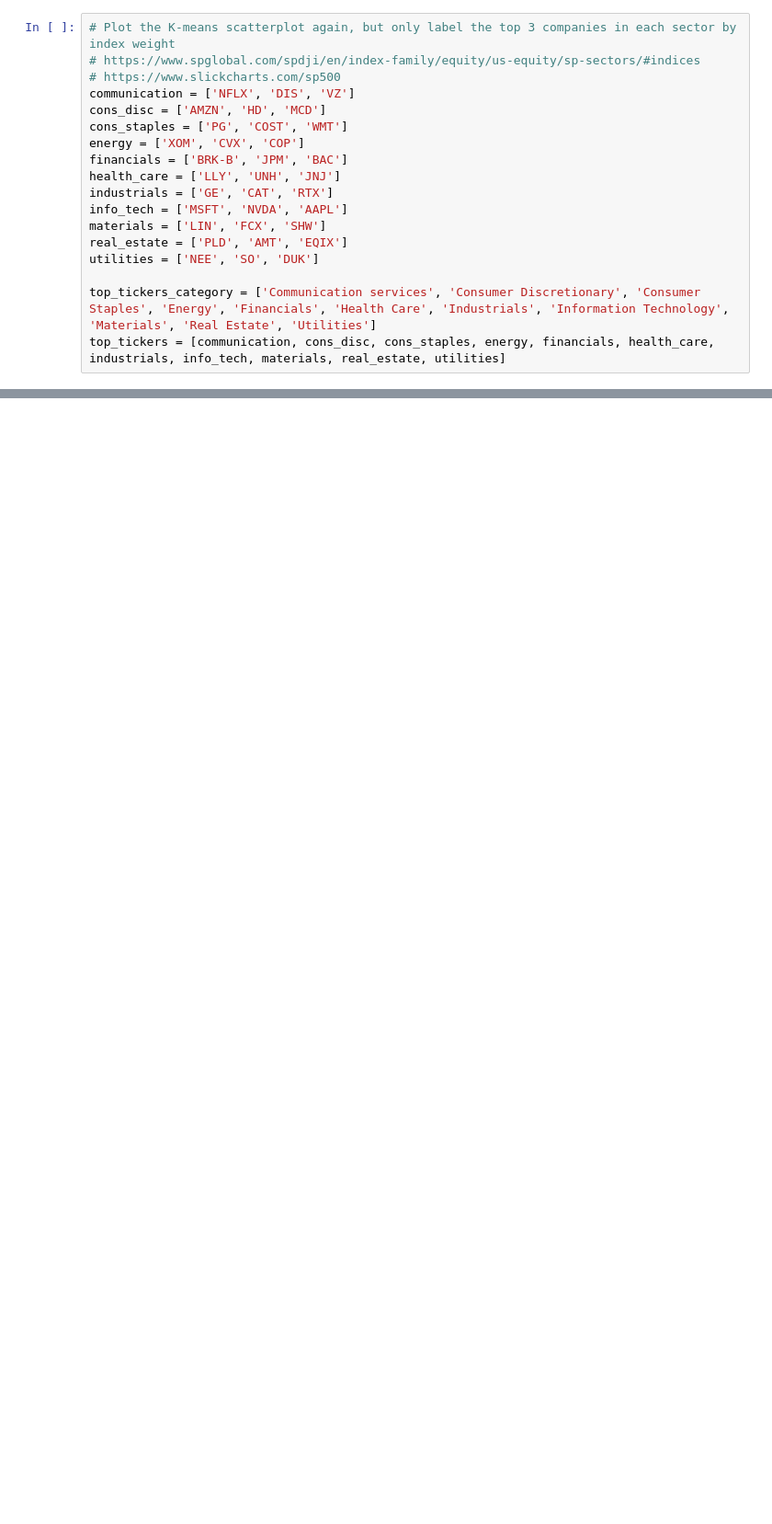
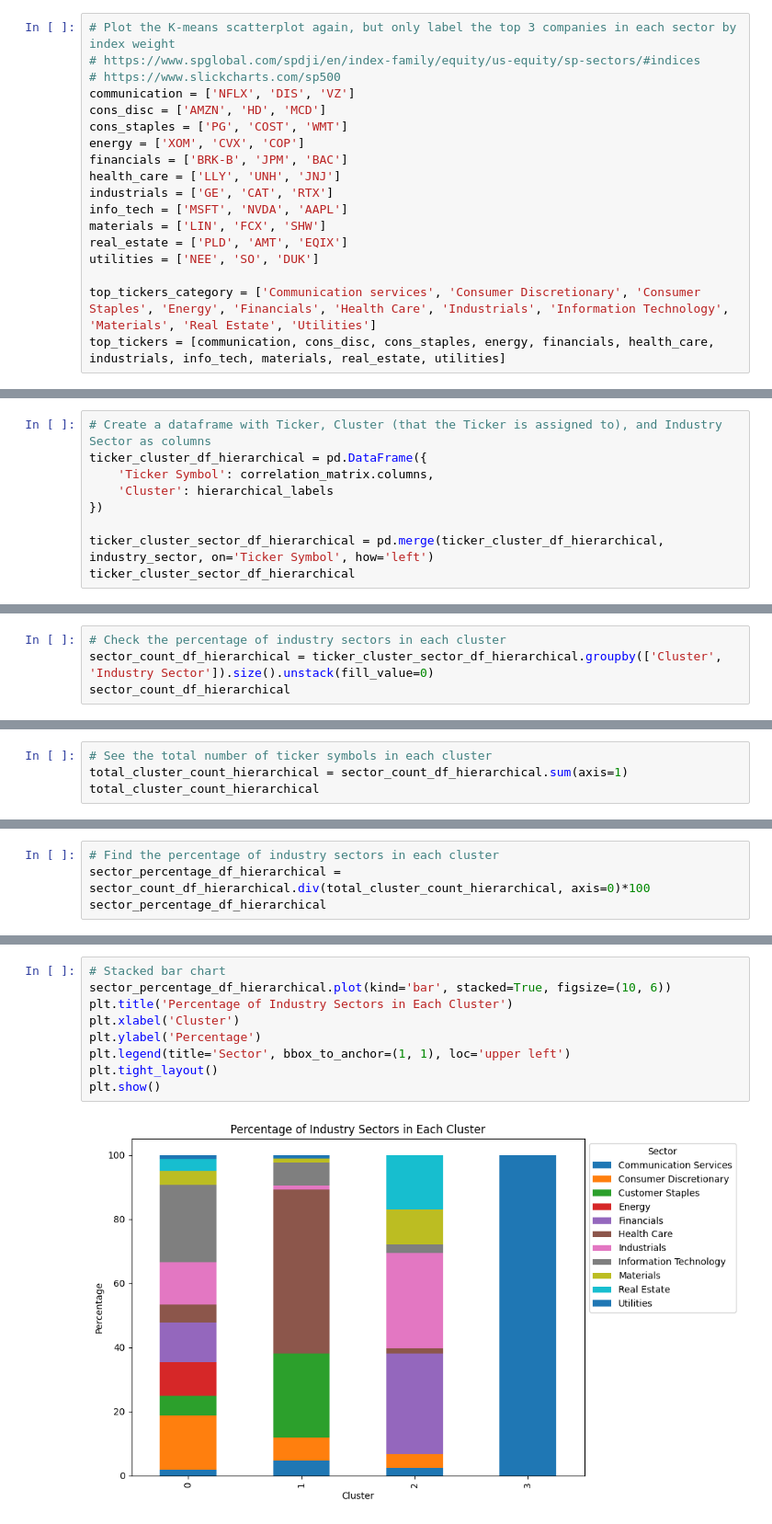
Before and after one commit to Hyshubham2504/Clustering-Based-Approach-as-an-Alternative-to-Industry-Classification, a Jupyter notebook: First_Approach.ipynb, the cells around one changed output, grey strips where cells are left out. Shown at 92% size. Saved outputs shown, nothing was run; the diff lists cells and outputs as text; blank space fills up the shorter version.

```diff
--- a/First_Approach.ipynb
+++ b/First_Approach.ipynb
@@ -587,0 +674,9 @@ Text(0, 0.5, 'PCA Component 2')
+# %%
+# Create a dataframe with Ticker, Cluster (that the Ticker is assigned to), and Industry Sector as columns
+ticker_cluster_df_hierarchical = pd.DataFrame({
+    'Ticker Symbol': correlation_matrix.columns,
+    'Cluster': hierarchical_labels
+})
+
+ticker_cluster_sector_df_hierarchical = pd.merge(ticker_cluster_df_hierarchical, industry_sector, on='Ticker Symbol', how='left')
+ticker_cluster_sector_df_hierarchical
@@ -587,0 +740,4 @@ Text(0, 0.5, 'PCA Component 2')
+# %%
+# Check the percentage of industry sectors in each cluster
+sector_count_df_hierarchical = ticker_cluster_sector_df_hierarchical.groupby(['Cluster', 'Industry Sector']).size().unstack(fill_value=0)
+sector_count_df_hierarchical
@@ -587,0 +751,4 @@ Text(0, 0.5, 'PCA Component 2')
+# %%
+# See the total number of ticker symbols in each cluster
+total_cluster_count_hierarchical = sector_count_df_hierarchical.sum(axis=1)
+total_cluster_count_hierarchical
@@ -587,0 +762,4 @@ Text(0, 0.5, 'PCA Component 2')
+# %%
+# Find the percentage of industry sectors in each cluster
+sector_percentage_df_hierarchical = sector_count_df_hierarchical.div(total_cluster_count_hierarchical, axis=0)*100
+sector_percentage_df_hierarchical
@@ -587,0 +801,11 @@ Text(0, 0.5, 'PCA Component 2')
+# %%
+# Stacked bar chart
+sector_percentage_df_hierarchical.plot(kind='bar', stacked=True, figsize=(10, 6))
+plt.title('Percentage of Industry Sectors in Each Cluster')
+plt.xlabel('Cluster')
+plt.ylabel('Percentage')
+plt.legend(title='Sector', bbox_to_anchor=(1, 1), loc='upper left')
+plt.tight_layout()
+plt.show()
+# %% [output]
+[figure, added]
```
Also changed, not shown: parts of 30 cells of this notebook.
